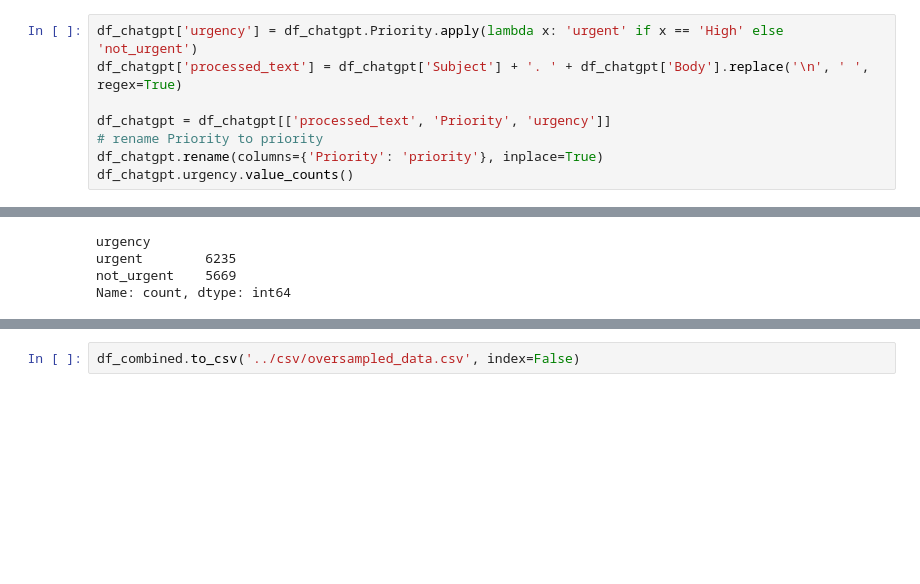
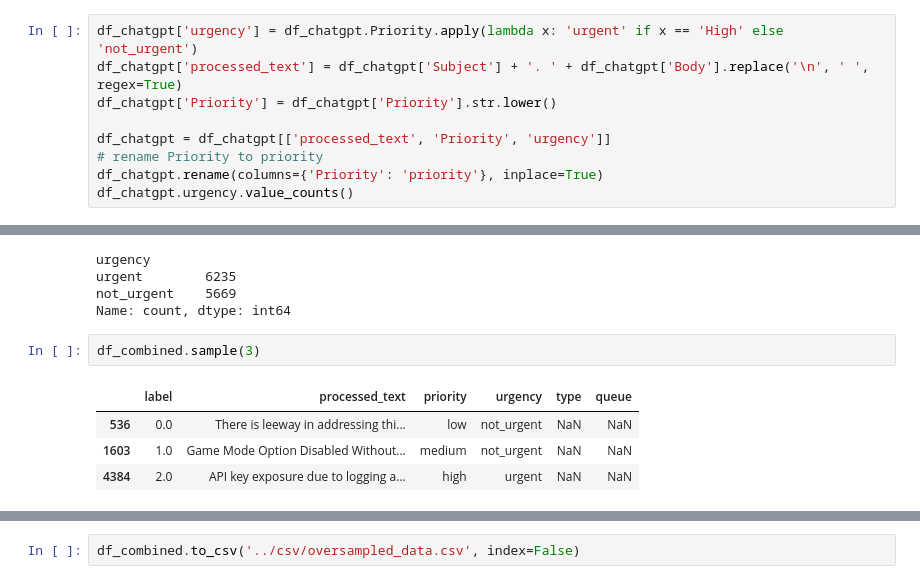
Before and after one commit to Kripa8702/Text-Classifier---Urgent-vs.-No-Urgent, a Jupyter notebook: analysis/data_preparation.ipynb, the cells around one changed output, grey strips where cells are left out. Drawn from its saved outputs; the diff is of its cells as text; blank space fills up the shorter version.

```diff
--- a/analysis/data_preparation.ipynb
+++ b/analysis/data_preparation.ipynb
@@ -190,6 +216,7 @@ df_chatgpt.head()
 # %%
 df_chatgpt['urgency'] = df_chatgpt.Priority.apply(lambda x: 'urgent' if x == 'High' else 'not_urgent')
 df_chatgpt['processed_text'] = df_chatgpt['Subject'] + '. ' + df_chatgpt['Body'].replace('\n', ' ', regex=True)
+df_chatgpt['Priority'] = df_chatgpt['Priority'].str.lower()
 
 df_chatgpt = df_chatgpt[['processed_text', 'Priority', 'urgency']]
 # rename Priority to priority
@@ -271,3 +298,10 @@ urgency
 urgent        6235
 not_urgent    5669
 Name: count, dtype: int64
+# %%
+df_combined.sample(3)
+# %% [output]
+|  | label | processed_text | priority | urgency | type | queue |
+| 536 | 0.0 | There is leeway in addressing thi... | low | not_urgent | NaN | NaN |
+| 1603 | 1.0 | Game Mode Option Disabled Without... | medium | not_urgent | NaN | NaN |
+| 4384 | 2.0 | API key exposure due to logging a... | high | urgent | NaN | NaN |
```
Also changed, not shown: parts of 8 cells of this notebook, 14 other files.
